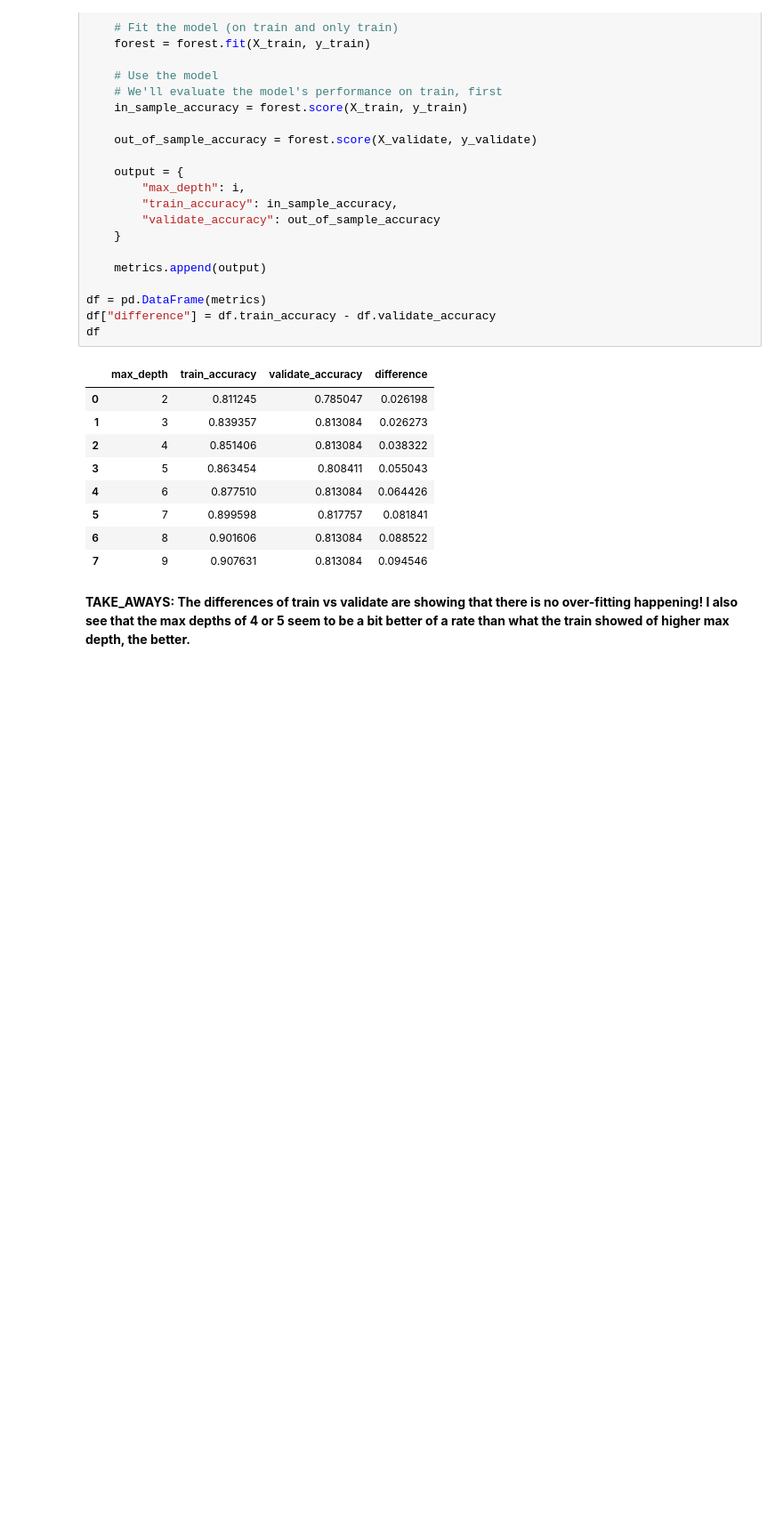
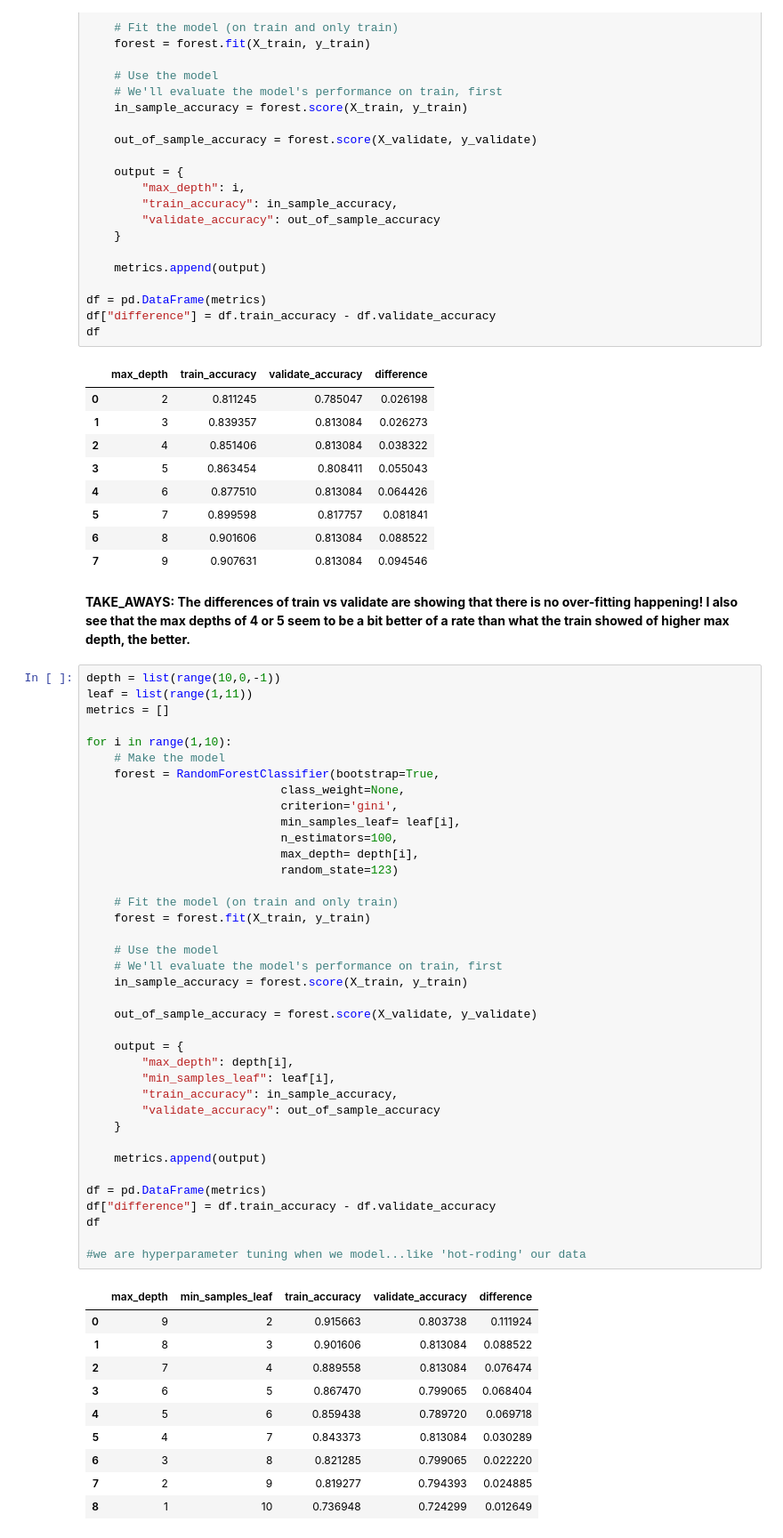
Before and after one commit to jeneyring/classification-exercises, a Jupyter notebook: model.ipynb, the cells around one changed output. Shown at 89% size. Saved outputs shown, nothing was run; the diff lists cells and outputs as text; blank space fills up the shorter version.

Commit message:
finishing random forests

```diff
--- a/model.ipynb
+++ b/model.ipynb
@@ -649,3 +655,52 @@ df
 | 7 | 9 | 0.907631 | 0.813084 | 0.094546 |
 # %% [markdown]
 <b>TAKE_AWAYS: The differences of train vs validate are showing that there is no over-fitting happening! I also see that the max depths of 4 or 5 seem to be a bit better of a rate than what the train showed of higher max depth, the better. </b>
+# %%
+depth = list(range(10,0,-1))
+leaf = list(range(1,11))
+metrics = []
+
+for i in range(1,10):
+    # Make the model
+    forest = RandomForestClassifier(bootstrap=True,
+                            class_weight=None,
+                            criterion='gini',
+                            min_samples_leaf= leaf[i],
+                            n_estimators=100,
+                            max_depth= depth[i],
+                            random_state=123)
+
+    # Fit the model (on train and only train)
+    forest = forest.fit(X_train, y_train)
+
+    # Use the model
+    # We'll evaluate the model's performance on train, first
+    in_sample_accuracy = forest.score(X_train, y_train)
+
+    out_of_sample_accuracy = forest.score(X_validate, y_validate)
+
+    output = {
+        "max_depth": depth[i],
+        "min_samples_leaf": leaf[i],
+        "train_accuracy": in_sample_accuracy,
+        "validate_accuracy": out_of_sample_accuracy
+    }
+
+    metrics.append(output)
+
+df = pd.DataFrame(metrics)
+df["difference"] = df.train_accuracy - df.validate_accuracy
+df
+
+#we are hyperparameter tuning when we model...like 'hot-roding' our data
+# %% [output]
+|  | max_depth | min_samples_leaf | train_accuracy | validate_accuracy | difference |
+| 0 | 9 | 2 | 0.915663 | 0.803738 | 0.111924 |
+| 1 | 8 | 3 | 0.901606 | 0.813084 | 0.088522 |
+| 2 | 7 | 4 | 0.889558 | 0.813084 | 0.076474 |
+| 3 | 6 | 5 | 0.867470 | 0.799065 | 0.068404 |
+| 4 | 5 | 6 | 0.859438 | 0.789720 | 0.069718 |
+| 5 | 4 | 7 | 0.843373 | 0.813084 | 0.030289 |
+| 6 | 3 | 8 | 0.821285 | 0.799065 | 0.022220 |
+| 7 | 2 | 9 | 0.819277 | 0.794393 | 0.024885 |
+| 8 | 1 | 10 | 0.736948 | 0.724299 | 0.012649 |
```
Also changed, not shown: parts of 3 cells of this notebook.
